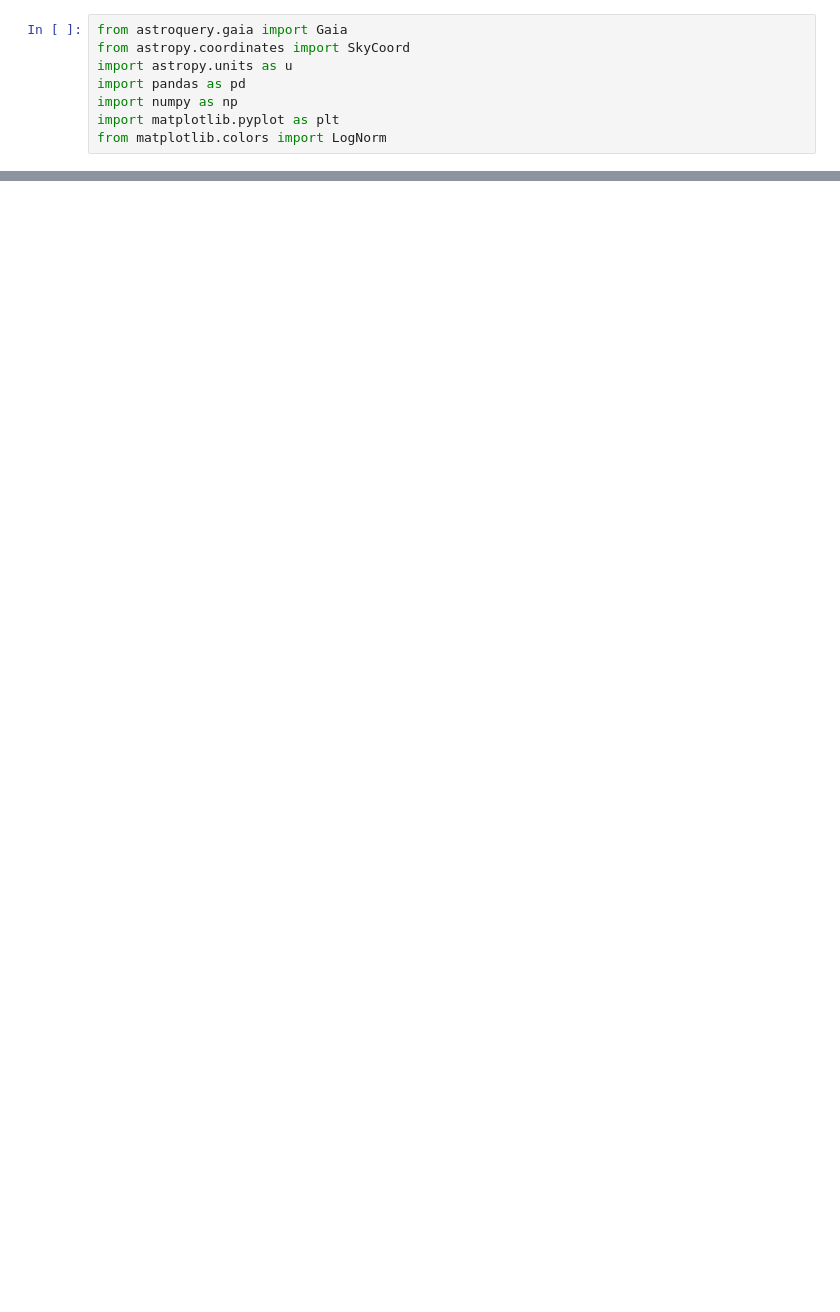
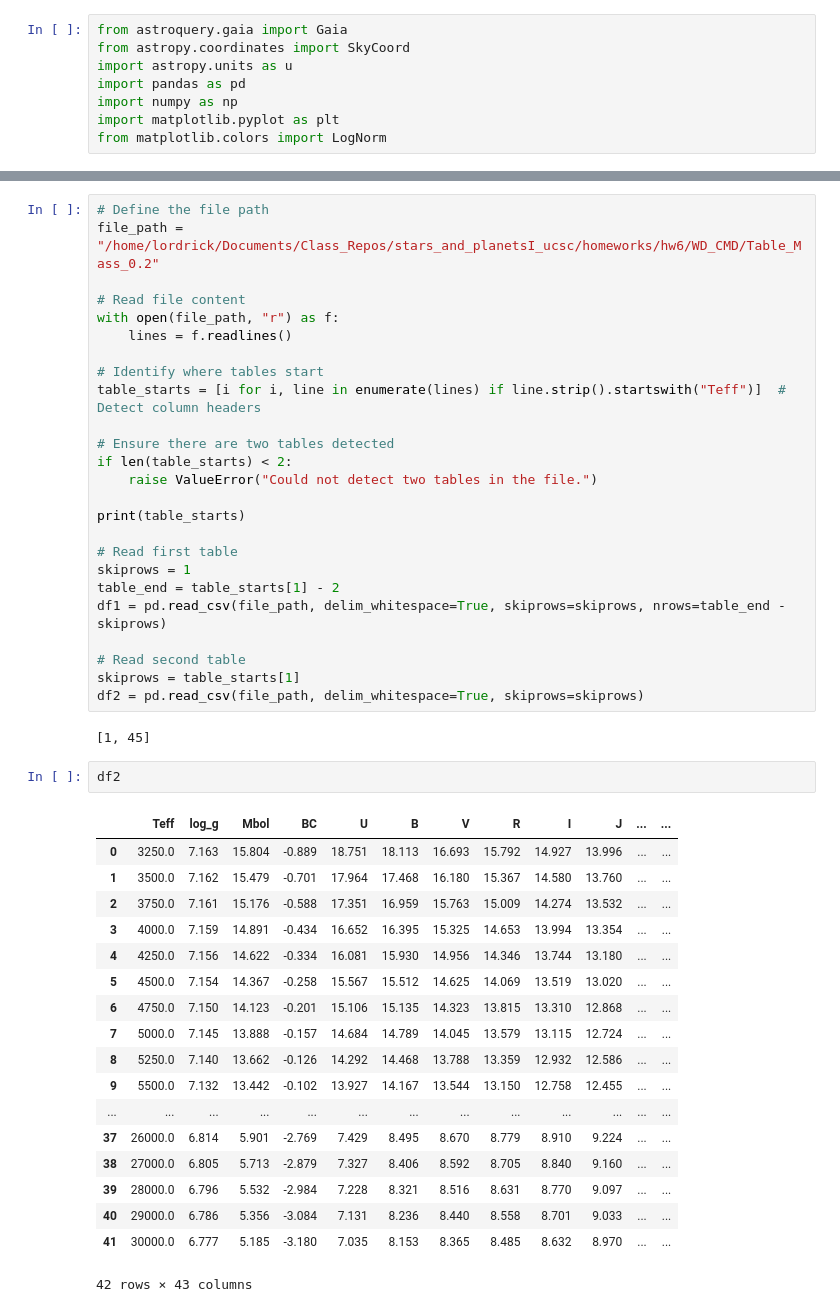
Before and after one commit to lordrick94/stars_and_planetsI_ucsc, a Jupyter notebook: homeworks/hw6/gaia.ipynb, the cells around one changed output, grey strips where cells are left out. Cells and saved outputs as stored; diff of their text form; blank space fills up the shorter version.

```diff
--- a/homeworks/hw6/gaia.ipynb
+++ b/homeworks/hw6/gaia.ipynb
@@ -271,0 +428,48 @@ sdss_df.to_csv('sdss_df.csv')
+# %%
+# Define the file path
+file_path = "/home/lordrick/Documents/Class_Repos/stars_and_planetsI_ucsc/homeworks/hw6/WD_CMD/Table_Mass_0.2"
+
+# Read file content
+with open(file_path, "r") as f:
+    lines = f.readlines()
+
+# Identify where tables start
+table_starts = [i for i, line in enumerate(lines) if line.strip().startswith("Teff")]  # Detect column headers
+
+# Ensure there are two tables detected
+if len(table_starts) < 2:
+    raise ValueError("Could not detect two tables in the file.")
+
+print(table_starts)
+
+# Read first table
+skiprows = 1
+table_end = table_starts[1] - 2
+df1 = pd.read_csv(file_path, delim_whitespace=True, skiprows=skiprows, nrows=table_end - skiprows)
+
+# Read second table
+skiprows = table_starts[1]
+df2 = pd.read_csv(file_path, delim_whitespace=True, skiprows=skiprows)
+# %% [output]
+[1, 45]
+# %%
+df2
+# %% [output]
+|  | Teff | log_g | Mbol | BC | U | B | V | R | I | J | ... | ... |
+| 0 | 3250.0 | 7.163 | 15.804 | -0.889 | 18.751 | 18.113 | 16.693 | 15.792 | 14.927 | 13.996 | ... | ... |
+| 1 | 3500.0 | 7.162 | 15.479 | -0.701 | 17.964 | 17.468 | 16.180 | 15.367 | 14.580 | 13.760 | ... | ... |
+| 2 | 3750.0 | 7.161 | 15.176 | -0.588 | 17.351 | 16.959 | 15.763 | 15.009 | 14.274 | 13.532 | ... | ... |
+| 3 | 4000.0 | 7.159 | 14.891 | -0.434 | 16.652 | 16.395 | 15.325 | 14.653 | 13.994 | 13.354 | ... | ... |
+| 4 | 4250.0 | 7.156 | 14.622 | -0.334 | 16.081 | 15.930 | 14.956 | 14.346 | 13.744 | 13.180 | ... | ... |
+| 5 | 4500.0 | 7.154 | 14.367 | -0.258 | 15.567 | 15.512 | 14.625 | 14.069 | 13.519 | 13.020 | ... | ... |
+| 6 | 4750.0 | 7.150 | 14.123 | -0.201 | 15.106 | 15.135 | 14.323 | 13.815 | 13.310 | 12.868 | ... | ... |
+| 7 | 5000.0 | 7.145 | 13.888 | -0.157 | 14.684 | 14.789 | 14.045 | 13.579 | 13.115 | 12.724 | ... | ... |
+| 8 | 5250.0 | 7.140 | 13.662 | -0.126 | 14.292 | 14.468 | 13.788 | 13.359 | 12.932 | 12.586 | ... | ... |
+| 9 | 5500.0 | 7.132 | 13.442 | -0.102 | 13.927 | 14.167 | 13.544 | 13.150 | 12.758 | 12.455 | ... | ... |
+| ... | ... | ... | ... | ... | ... | ... | ... | ... | ... | ... | ... | ... |
+| 37 | 26000.0 | 6.814 | 5.901 | -2.769 | 7.429 | 8.495 | 8.670 | 8.779 | 8.910 | 9.224 | ... | ... |
+| 38 | 27000.0 | 6.805 | 5.713 | -2.879 | 7.327 | 8.406 | 8.592 | 8.705 | 8.840 | 9.160 | ... | ... |
+| 39 | 28000.0 | 6.796 | 5.532 | -2.984 | 7.228 | 8.321 | 8.516 | 8.631 | 8.770 | 9.097 | ... | ... |
+| 40 | 29000.0 | 6.786 | 5.356 | -3.084 | 7.131 | 8.236 | 8.440 | 8.558 | 8.701 | 9.033 | ... | ... |
+| 41 | 30000.0 | 6.777 | 5.185 | -3.180 | 7.035 | 8.153 | 8.365 | 8.485 | 8.632 | 8.970 | ... | ... |
+42 rows × 43 columns
```
Also changed, not shown: parts of 27 cells of this notebook, 50 other files.
